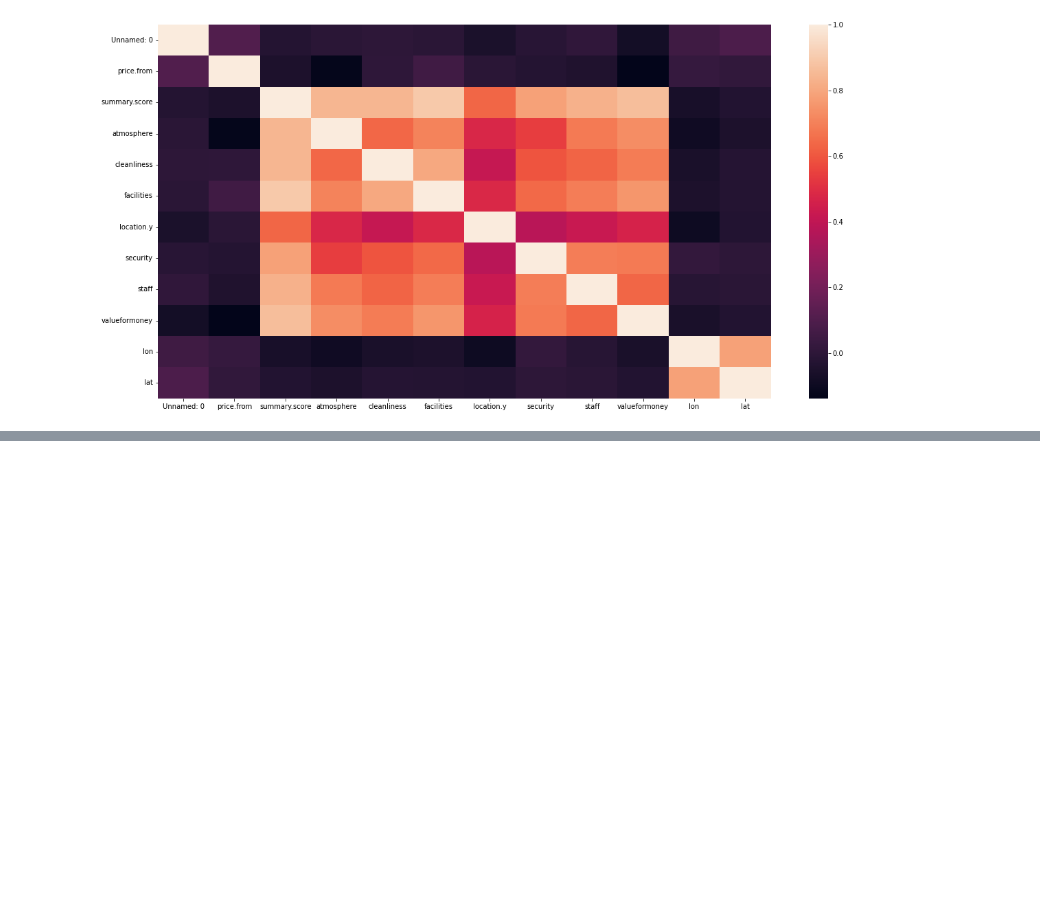
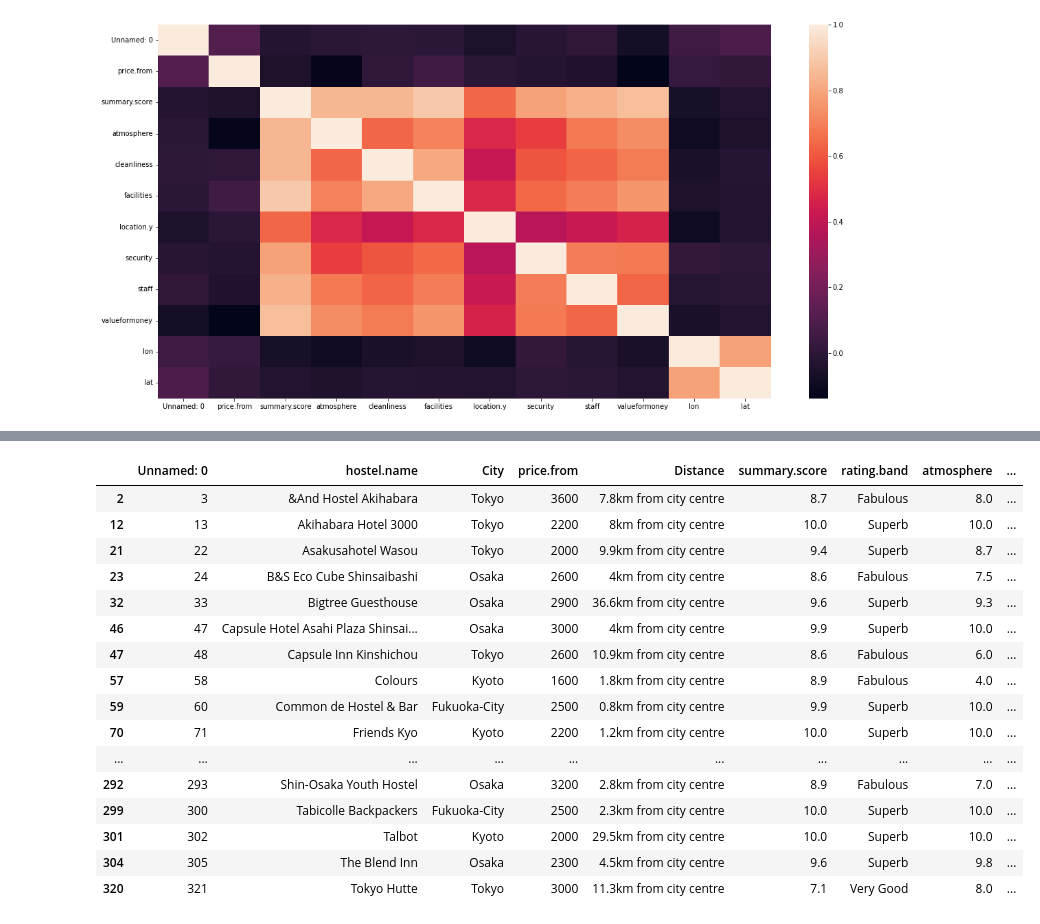
Before and after one commit to jacobgonza/hack-the-hood-work, a Jupyter notebook: housing-data/housing_data_analysis.ipynb, the cells around one changed output, grey strips where cells are left out. Saved outputs shown, nothing was run; the diff lists cells and outputs as text; code cells hidden in the pictures; blank space fills up the shorter version.

```diff
--- a/housing-data/housing_data_analysis.ipynb
+++ b/housing-data/housing_data_analysis.ipynb
@@ -108,0 +190,28 @@ sns.heatmap(correlation, xticklabels=correlation.columns,yticklabels=correlation
+# %%
+tokyo_security_hostel = []
+
+for index, row in hostel_data.iterrows():
+    if row["security"] == 10:
+        tokyo_security_hostel.append(row)
+
+tokyo_security_hostel = pd.DataFrame(tokyo_security_hostel)
+
+tokyo_security_hostel
+# %% [output]
+|  | Unnamed: 0 | hostel.name | City | price.from | Distance | summary.score | rating.band | atmosphere | ... |
+| 2 | 3 | &And Hostel Akihabara | Tokyo | 3600 | 7.8km from city centre | 8.7 | Fabulous | 8.0 | ... |
+| 12 | 13 | Akihabara Hotel 3000 | Tokyo | 2200 | 8km from city centre | 10.0 | Superb | 10.0 | ... |
+| 21 | 22 | Asakusahotel Wasou | Tokyo | 2000 | 9.9km from city centre | 9.4 | Superb | 8.7 | ... |
+| 23 | 24 | B&S Eco Cube Shinsaibashi | Osaka | 2600 | 4km from city centre | 8.6 | Fabulous | 7.5 | ... |
+| 32 | 33 | Bigtree Guesthouse | Osaka | 2900 | 36.6km from city centre | 9.6 | Superb | 9.3 | ... |
+| 46 | 47 | Capsule Hotel Asahi Plaza Shinsai... | Osaka | 3000 | 4km from city centre | 9.9 | Superb | 10.0 | ... |
+| 47 | 48 | Capsule Inn Kinshichou | Tokyo | 2600 | 10.9km from city centre | 8.6 | Fabulous | 6.0 | ... |
+| 57 | 58 | Colours | Kyoto | 1600 | 1.8km from city centre | 8.9 | Fabulous | 4.0 | ... |
+| 59 | 60 | Common de Hostel & Bar | Fukuoka-City | 2500 | 0.8km from city centre | 9.9 | Superb | 10.0 | ... |
+| 70 | 71 | Friends Kyo | Kyoto | 2200 | 1.2km from city centre | 10.0 | Superb | 10.0 | ... |
+| ... | ... | ... | ... | ... | ... | ... | ... | ... | ... |
+| 292 | 293 | Shin-Osaka Youth Hostel | Osaka | 3200 | 2.8km from city centre | 8.9 | Fabulous | 7.0 | ... |
+| 299 | 300 | Tabicolle Backpackers | Fukuoka-City | 2500 | 2.3km from city centre | 10.0 | Superb | 10.0 | ... |
+| 301 | 302 | Talbot | Kyoto | 2000 | 29.5km from city centre | 10.0 | Superb | 10.0 | ... |
+| 304 | 305 | The Blend Inn | Osaka | 2300 | 4.5km from city centre | 9.6 | Superb | 9.8 | ... |
+| 320 | 321 | Tokyo Hutte | Tokyo | 3000 | 11.3km from city centre | 7.1 | Very Good | 8.0 | ... |
```
Also changed, not shown: parts of 7 cells of this notebook.
